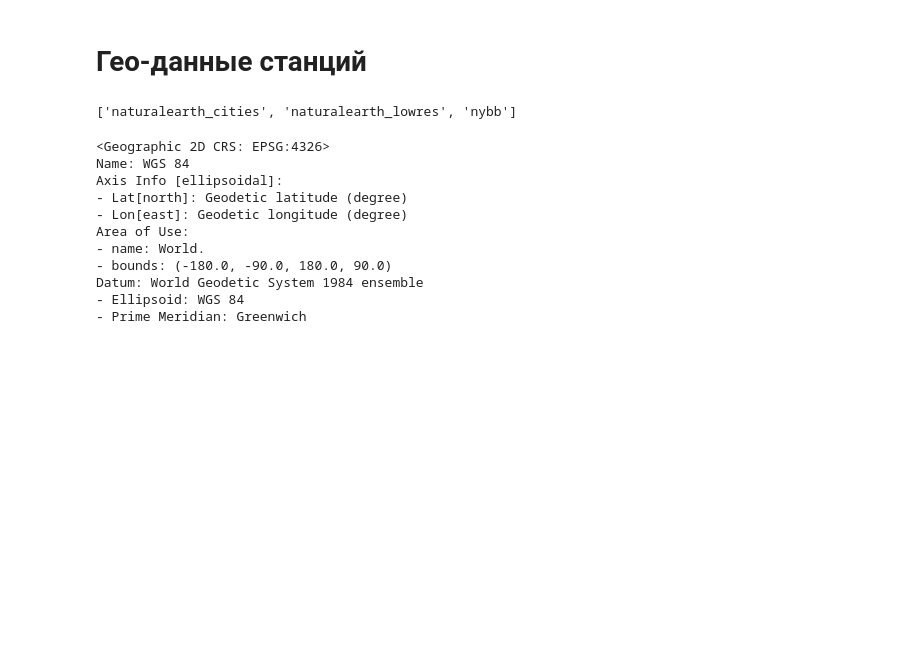
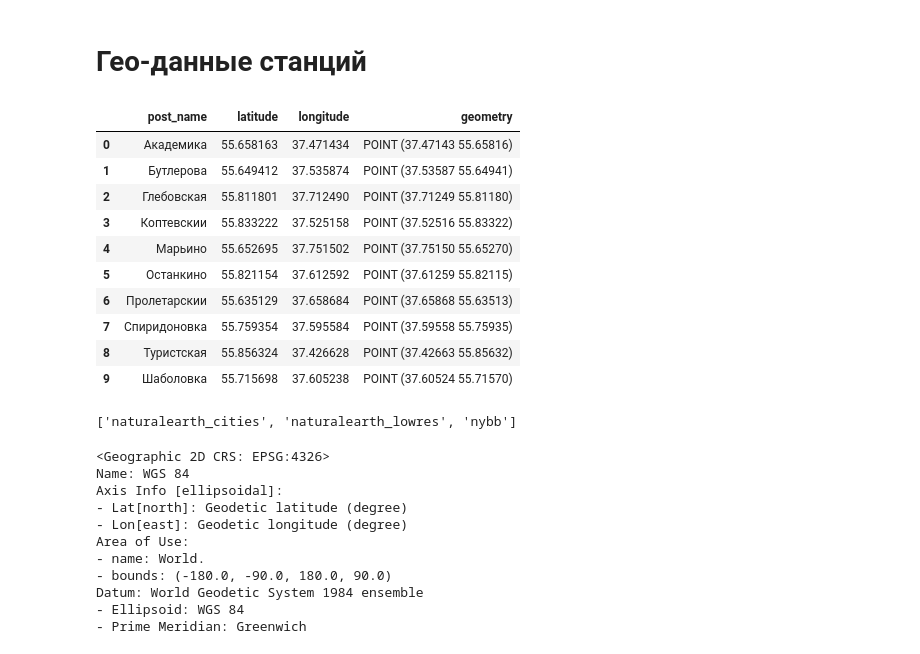
Before and after one commit to vprud/air_tracer, a Jupyter notebook: notes/01_read_data.ipynb, the cells around one changed output. Drawn from its saved outputs; the diff is of its cells as text; code cells hidden in the pictures; blank space fills up the shorter version.

```diff
--- a/notes/01_read_data.ipynb
+++ b/notes/01_read_data.ipynb
@@ -32,3 +33,17 @@ posts = gpd.GeoDataFrame(
+# %%
+posts
+# %% [output]
+|  | post_name | latitude | longitude | geometry |
+| 0 | Академика | 55.658163 | 37.471434 | POINT (37.47143 55.65816) |
+| 1 | Бутлерова | 55.649412 | 37.535874 | POINT (37.53587 55.64941) |
+| 2 | Глебовская | 55.811801 | 37.712490 | POINT (37.71249 55.81180) |
+| 3 | Коптевскии | 55.833222 | 37.525158 | POINT (37.52516 55.83322) |
+| 4 | Марьино | 55.652695 | 37.751502 | POINT (37.75150 55.65270) |
+| 5 | Останкино | 55.821154 | 37.612592 | POINT (37.61259 55.82115) |
+| 6 | Пролетарскии | 55.635129 | 37.658684 | POINT (37.65868 55.63513) |
+| 7 | Спиридоновка | 55.759354 | 37.595584 | POINT (37.59558 55.75935) |
+| 8 | Туристская | 55.856324 | 37.426628 | POINT (37.42663 55.85632) |
+| 9 | Шаболовка | 55.715698 | 37.605238 | POINT (37.60524 55.71570) |
 # %%
 gpd.datasets.available
 # %% [output]
```
Also changed, not shown: parts of 21 cells of this notebook, 4 other files.
